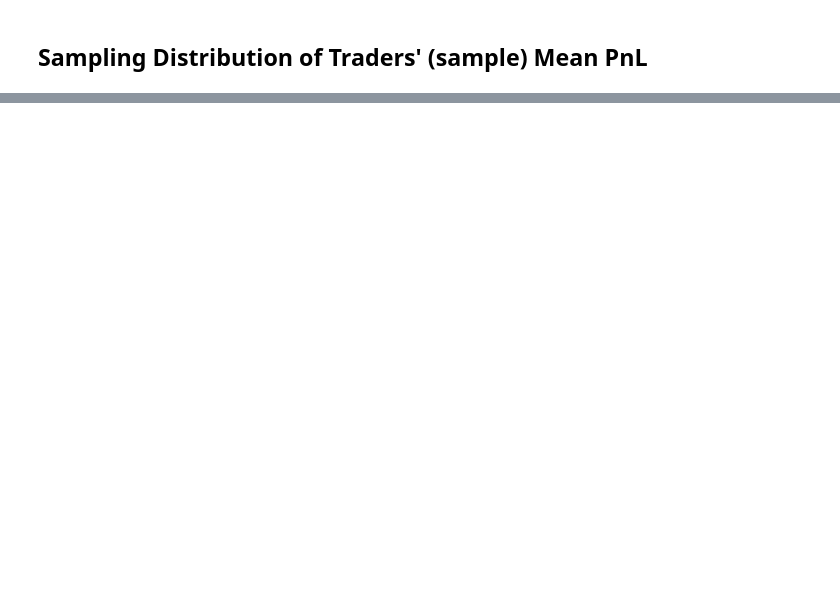
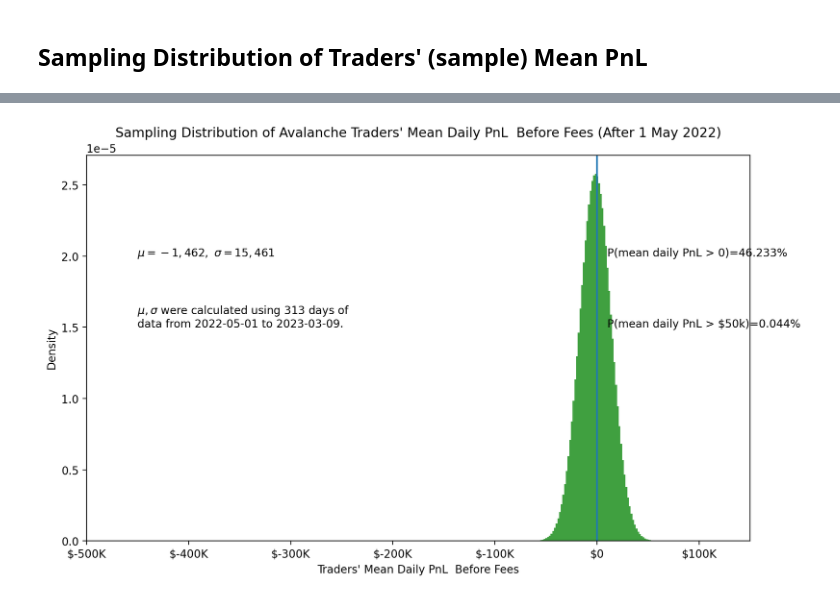
Before and after one commit to coindataschool/GMX, a Jupyter notebook: notebook/Avalanche/glp_tail_risk.ipynb, the cells around one changed output, grey strips where cells are left out. Drawn from its saved outputs; the diff is of its cells as text; code cells hidden in the pictures; blank space fills up the shorter version.

```diff
--- a/notebook/Avalanche/glp_tail_risk.ipynb
+++ b/notebook/Avalanche/glp_tail_risk.ipynb
@@ -184,0 +188,13 @@ run_sampling_dist_traders_pnl('trader_pnl_after_fees', xlim_lwr = -500_000, xlim
+# %%
+subdf = df.loc[df.index >= '2022-05-01']
+# %%
+run_sampling_dist_traders_pnl(
+    subdf, 'trader_pnl_before_fees',
+    text_lab1_y1pos = 2e-5,
+    text_lab1_y2pos = 1.5e-5,
+    text_lab2_y1pos = 2e-5,
+    text_lab2_y2pos = 1.5e-5,
+    xlim_lwr = -500_000, xlim_upr = 150_000,
+    data_period = 'after_1_may_2022')
+# %% [output]
+[figure, added]
```
Also changed, not shown: parts of 22 cells of this notebook, 15 other files.
